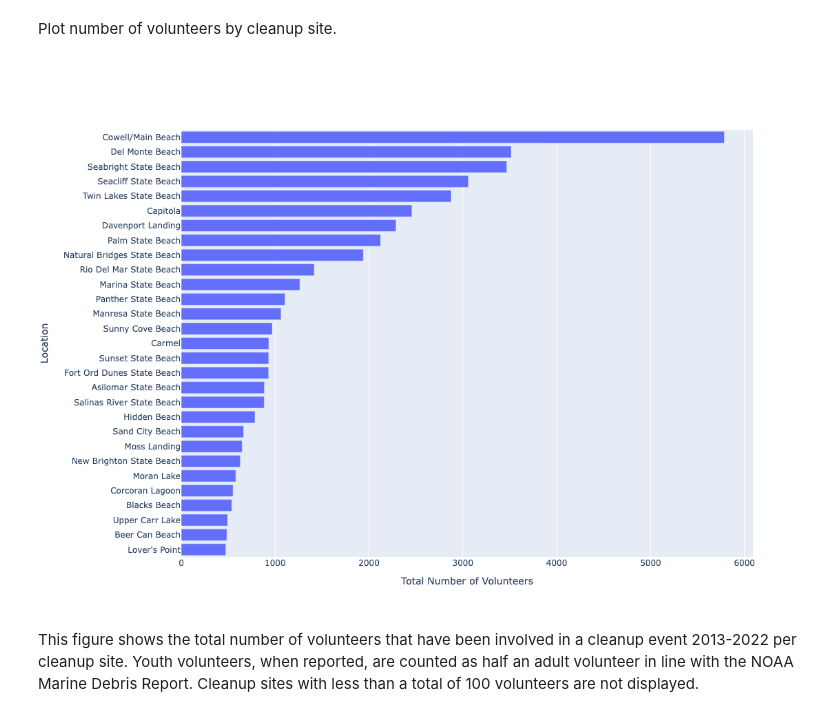
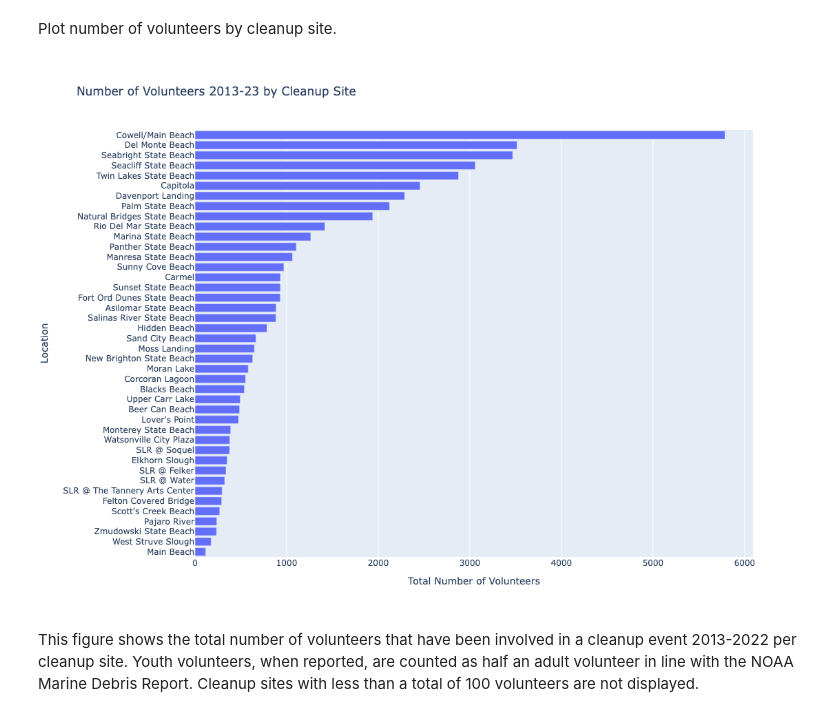
Before and after one commit to jennyfolkesson/saveOurShores, a Jupyter notebook: SOS_cleanup_data.ipynb, the cells around one changed output. Cells and saved outputs as stored; diff of their text form; code cells hidden in the pictures.

```diff
--- a/SOS_cleanup_data.ipynb
+++ b/SOS_cleanup_data.ipynb
@@ -244,28 +233,29 @@ sos_sites = sos_sites.groupby('Cleanup Site').sum()
 sos_sites = sos_sites.reset_index()
 
 # Drop sites with small number of volunteers
-sos_volunteers = sos_sites.drop(sos_sites[sos_sites['Total Volunteers'] <= 500].index)
+sos_volunteers = sos_sites.drop(sos_sites[sos_sites['Total Volunteers'] <= 250].index)
 # %% [markdown]
 Plot number of volunteers by cleanup site.
 # %%
 fig = go.Figure()
 fig.add_trace(go.Bar(
     y=sos_volunteers['Cleanup Site'],
     x=sos_volunteers['Adult Volunteers'],
     orientation='h',
     name='Total Cleanup Volunteers',
 ))
 fig.update_layout(
     autosize=False,
     width=1000,
     height=800,
+    title="Number of Volunteers 2013-23 by Cleanup Site",
     yaxis_title='Location',
     xaxis_title='Total Number of Volunteers',
     yaxis={'categoryorder':'total ascending'}
 )
 fig.show()
 # %% [output]
-[figure, old version]
+[figure, new version]
 # %% [markdown]
 This figure shows the total number of volunteers that have been involved in a cleanup event 2013-2022 per cleanup site. Youth volunteers, when reported, are counted as half an adult volunteer in line with the NOAA Marine Debris Report.
 Cleanup sites with less than a total of 100 volunteers are not displayed.
```
Also changed, not shown: parts of 13 cells of this notebook, 2 other files.
